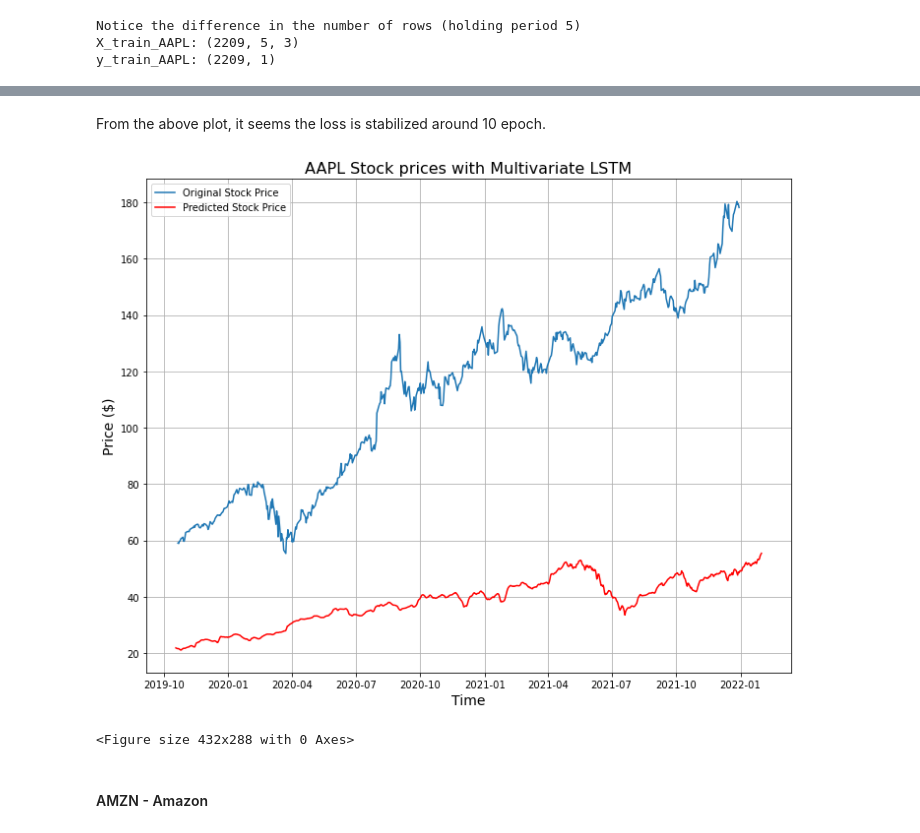
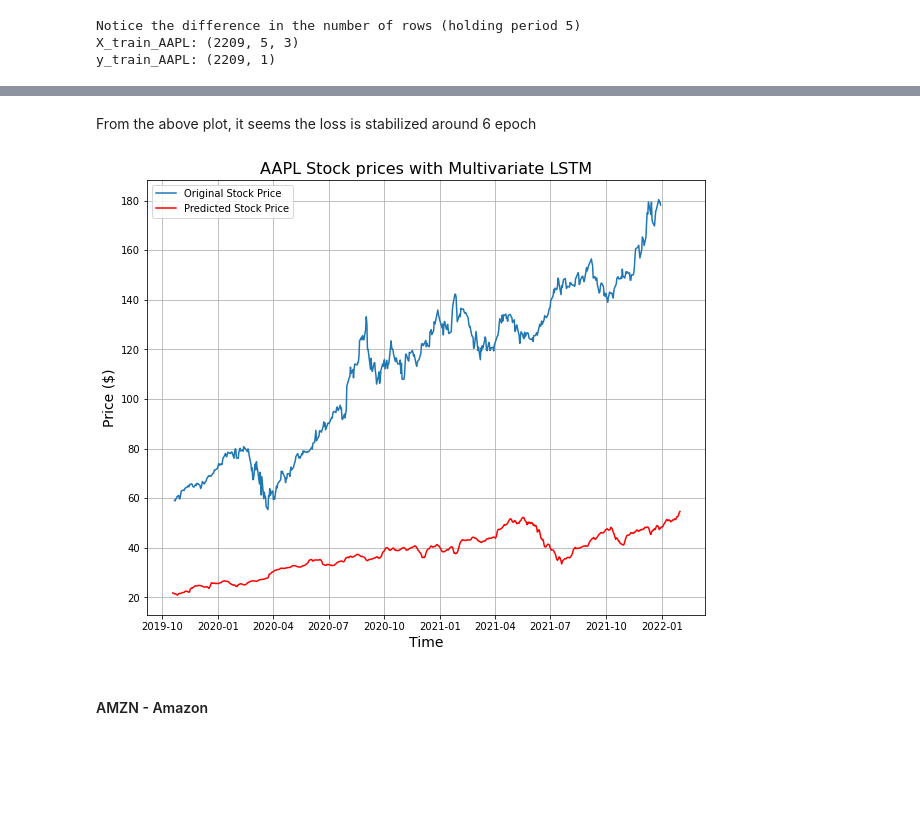
Before and after one commit to mh0805/Equity-price-prediction-and-forecast-with-Time-series-analysis-and-Machine-Learning, a Jupyter notebook: 3. Data Pre-processing & Modeling.ipynb, the cells around one changed output, grey strips where cells are left out. Cells and saved outputs as stored; diff of their text form; code cells hidden in the pictures; blank space fills up the shorter version.

```diff
--- a/3. Data Pre-processing & Modeling.ipynb
+++ b/3. Data Pre-processing & Modeling.ipynb
@@ -1426,5 +1450,5 @@ plt.savefig('./images/LSTM_loss_fx_AAPL.png');
 # %% [markdown]
-From the above plot, it seems the loss is stabilized around 10 epoch.
+From the above plot, it seems the loss is stabilized around 6 epoch
 # %%
 # Forecasting
 # Currently, test set has 554 days to the end of Dec. 2021. Would like to see more into Jan. 2022.
@@ -1449,22 +1473,19 @@ df_forecast_AAPL.set_index('Date', inplace=True)
 # %%
 # Plotting
 plt.figure(figsize=(10,8))
 plt.plot(df_LSTM_test_AAPL.index, df_LSTM_test_AAPL['Adj_Close_AAPL'], label='Original Stock Price')
 plt.plot(df_forecast_AAPL.index, df_forecast_AAPL['Adj_Close_AAPL'], label='Predicted Stock Price', color='r')
 
 plt.title('AAPL Stock prices with Multivariate LSTM', size=16)
 plt.xlabel('Time', size=14)
 plt.ylabel('Price ($)', size=14)
 plt.grid()
 plt.legend()
-plt.tight_layout()
-plt.show()
 
 # Saving the figure
-plt.savefig('./images/LSTM_fc_AAPL.png');
+plt.savefig('./images/LSTM_fc_AAPL.png')
 # %% [output]
-[figure, old version]
+[figure, new version]
-<Figure size 432x288 with 0 Axes>
 # %% [markdown]
 #### AMZN - Amazon
 # %%
```
Also changed, not shown: parts of 73 cells of this notebook, 44 other files.
